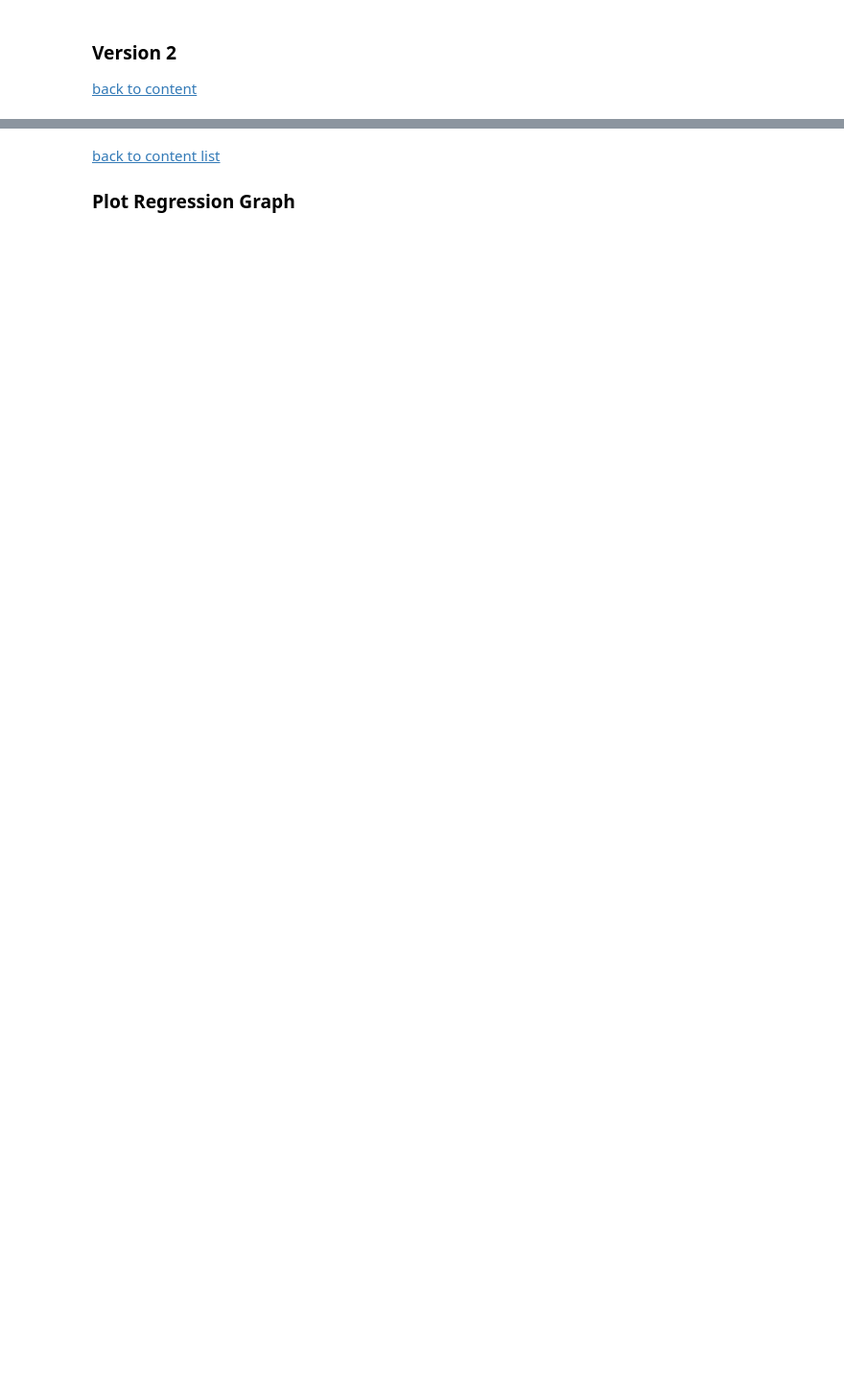
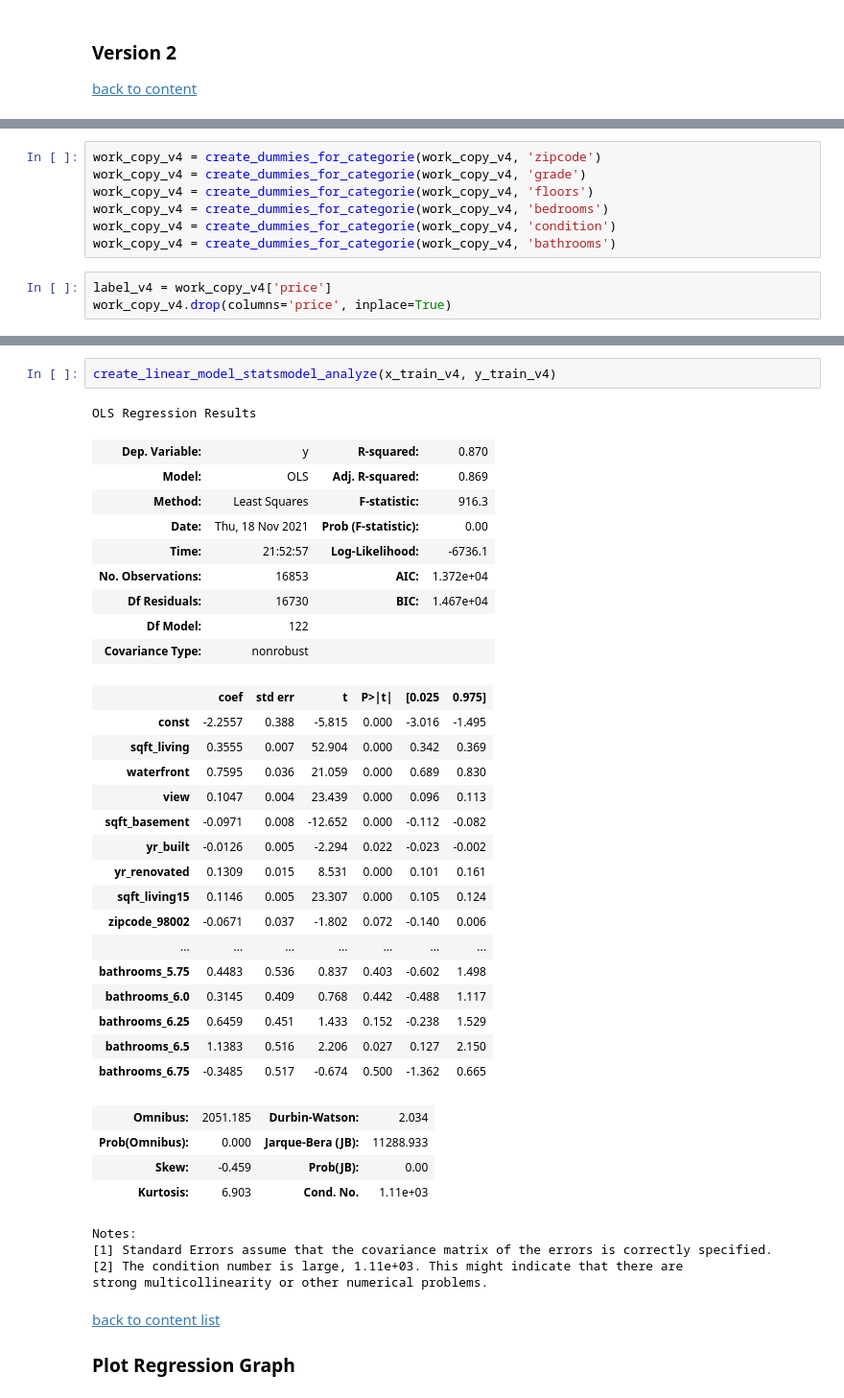
Before and after one commit to Denny-Meyer/IronHack_mid_term_real_state_regression, a Jupyter notebook: source_code/data_analytics_denny.ipynb, the cells around one changed output, grey strips where cells are left out. Shown at 96% size. Saved outputs shown, nothing was run; the diff lists cells and outputs as text; blank space fills up the shorter version.

```diff
--- a/source_code/data_analytics_denny.ipynb
+++ b/source_code/data_analytics_denny.ipynb
@@ -615,0 +584,10 @@ strong multicollinearity or other numerical problems.
+# %%
+work_copy_v4 = create_dummies_for_categorie(work_copy_v4, 'zipcode')
+work_copy_v4 = create_dummies_for_categorie(work_copy_v4, 'grade')
+work_copy_v4 = create_dummies_for_categorie(work_copy_v4, 'floors')
+work_copy_v4 = create_dummies_for_categorie(work_copy_v4, 'bedrooms')
+work_copy_v4 = create_dummies_for_categorie(work_copy_v4, 'condition')
+work_copy_v4 = create_dummies_for_categorie(work_copy_v4, 'bathrooms')
+# %%
+label_v4 = work_copy_v4['price']
+work_copy_v4.drop(columns='price', inplace=True)
@@ -616,3 +603,40 @@ strong multicollinearity or other numerical problems.
+# %%
+create_linear_model_statsmodel_analyze(x_train_v4, y_train_v4)
+# %% [output]
+OLS Regression Results
+| Dep. Variable: | y | R-squared: | 0.870 |
+| Model: | OLS | Adj. R-squared: | 0.869 |
+| Method: | Least Squares | F-statistic: | 916.3 |
+| Date: | Thu, 18 Nov 2021 | Prob (F-statistic): | 0.00 |
+| Time: | 21:52:57 | Log-Likelihood: | -6736.1 |
+| No. Observations: | 16853 | AIC: | 1.372e+04 |
+| Df Residuals: | 16730 | BIC: | 1.467e+04 |
+| Df Model: | 122 |  |  |
+| Covariance Type: | nonrobust |  |  |
+|  | coef | std err | t | P>|t| | [0.025 | 0.975] |
+| const | -2.2557 | 0.388 | -5.815 | 0.000 | -3.016 | -1.495 |
+| sqft_living | 0.3555 | 0.007 | 52.904 | 0.000 | 0.342 | 0.369 |
+| waterfront | 0.7595 | 0.036 | 21.059 | 0.000 | 0.689 | 0.830 |
+| view | 0.1047 | 0.004 | 23.439 | 0.000 | 0.096 | 0.113 |
+| sqft_basement | -0.0971 | 0.008 | -12.652 | 0.000 | -0.112 | -0.082 |
+| yr_built | -0.0126 | 0.005 | -2.294 | 0.022 | -0.023 | -0.002 |
+| yr_renovated | 0.1309 | 0.015 | 8.531 | 0.000 | 0.101 | 0.161 |
+| sqft_living15 | 0.1146 | 0.005 | 23.307 | 0.000 | 0.105 | 0.124 |
+| zipcode_98002 | -0.0671 | 0.037 | -1.802 | 0.072 | -0.140 | 0.006 |
+| ... | ... | ... | ... | ... | ... | ... |
+| bathrooms_5.75 | 0.4483 | 0.536 | 0.837 | 0.403 | -0.602 | 1.498 |
+| bathrooms_6.0 | 0.3145 | 0.409 | 0.768 | 0.442 | -0.488 | 1.117 |
+| bathrooms_6.25 | 0.6459 | 0.451 | 1.433 | 0.152 | -0.238 | 1.529 |
+| bathrooms_6.5 | 1.1383 | 0.516 | 2.206 | 0.027 | 0.127 | 2.150 |
+| bathrooms_6.75 | -0.3485 | 0.517 | -0.674 | 0.500 | -1.362 | 0.665 |
+| Omnibus: | 2051.185 | Durbin-Watson: | 2.034 |
+| Prob(Omnibus): | 0.000 | Jarque-Bera (JB): | 11288.933 |
+| Skew: | -0.459 | Prob(JB): | 0.00 |
+| Kurtosis: | 6.903 | Cond. No. | 1.11e+03 |
+Notes:
+[1] Standard Errors assume that the covariance matrix of the errors is correctly specified.
+[2] The condition number is large, 1.11e+03. This might indicate that there are
+strong multicollinearity or other numerical problems.
 # %% [markdown]
 <a id='plot_regression'></a>
 <a href='#content'>back to content list</a>
```
Also changed, not shown: parts of 69 cells of this notebook.
